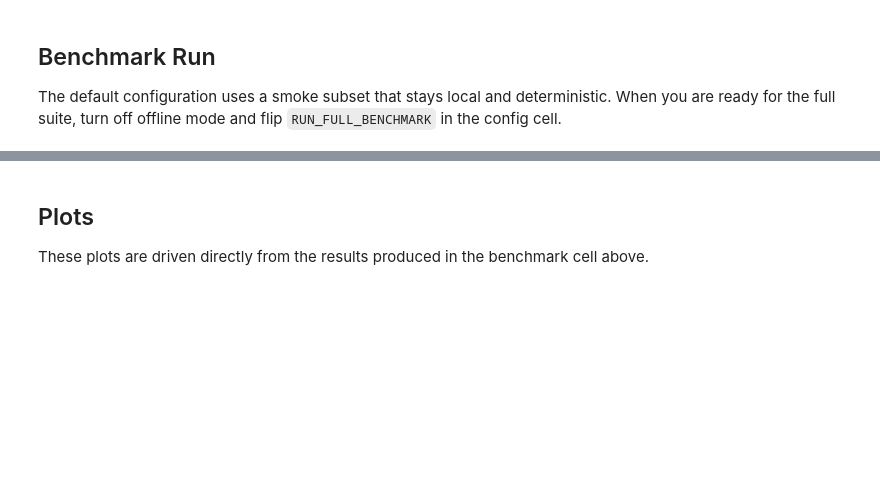
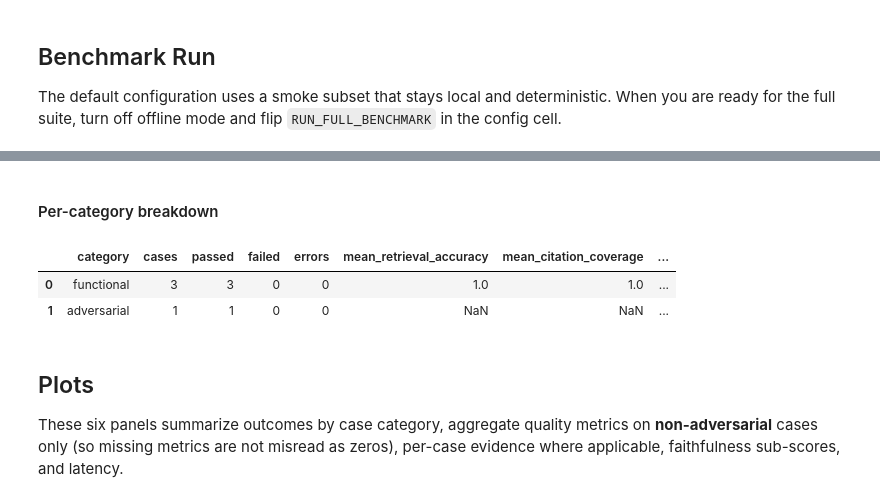
Before and after one commit to AndreiPiterbarg/CIS_1990_Final_Project, a Jupyter notebook: eval/git_explainer_eval_workbench.ipynb, the cells around one changed output, grey strips where cells are left out. Cells and saved outputs as stored; diff of their text form; code cells hidden in the pictures; blank space fills up the shorter version.

```diff
--- a/eval/git_explainer_eval_workbench.ipynb
+++ b/eval/git_explainer_eval_workbench.ipynb
@@ -206,5 +385,16 @@ display(case_df)
+# %%
+from IPython.display import Markdown, display
+
+display(Markdown("#### Per-category breakdown"))
+breakdown_df = category_breakdown_df(cases_to_run, scores)
+display(breakdown_df)
+# %% [output]
+#### Per-category breakdown
+|  | category | cases | passed | failed | errors | mean_retrieval_accuracy | mean_citation_coverage | ... |
+| 0 | functional | 3 | 3 | 0 | 0 | 1.0 | 1.0 | ... |
+| 1 | adversarial | 1 | 1 | 0 | 0 | NaN | NaN | ... |
 # %% [markdown]
 ## Plots
 
-These plots are driven directly from the results produced in the benchmark cell above.
+These six panels summarize outcomes by case category, aggregate quality metrics on **non-adversarial** cases only (so missing metrics are not misread as zeros), per-case evidence where applicable, faithfulness sub-scores, and latency.
 # %%
```
Also changed, not shown: parts of 8 cells of this notebook, 2 other files.
